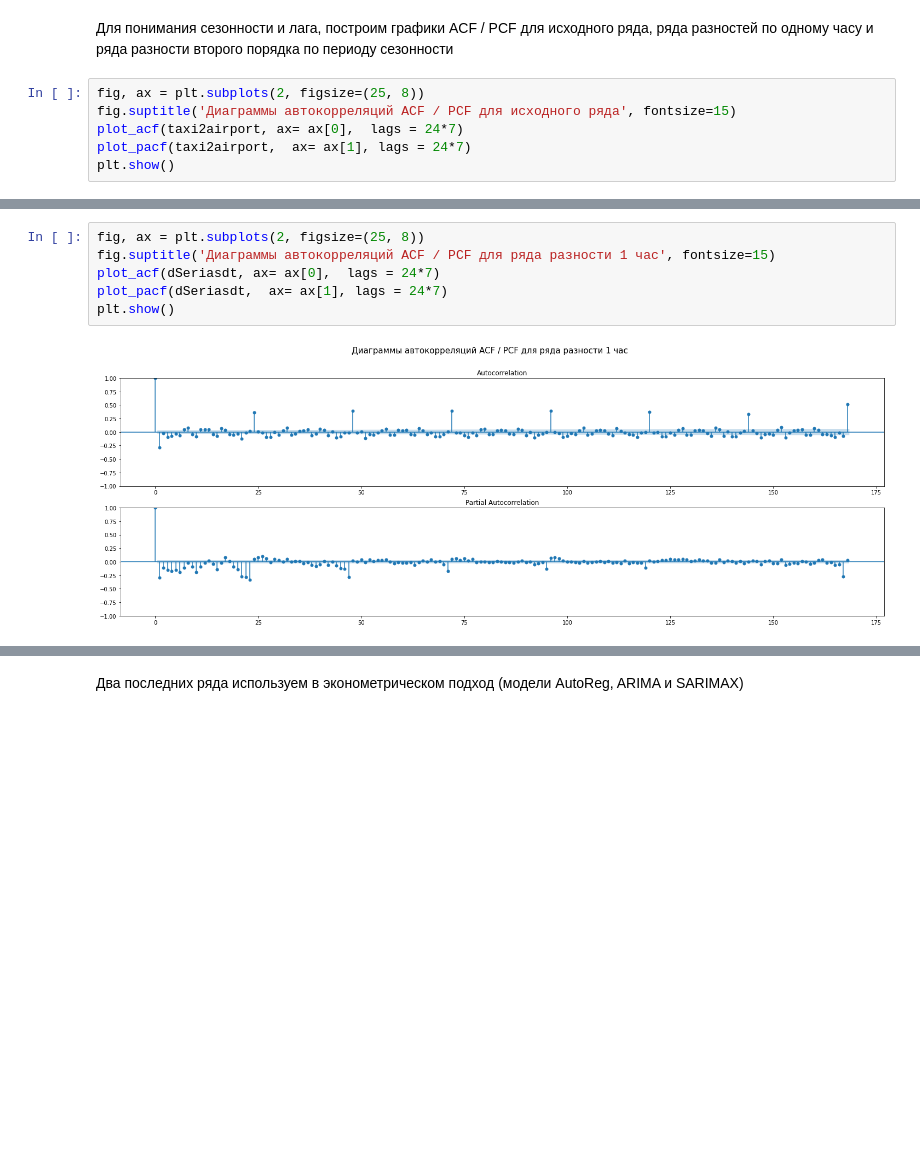
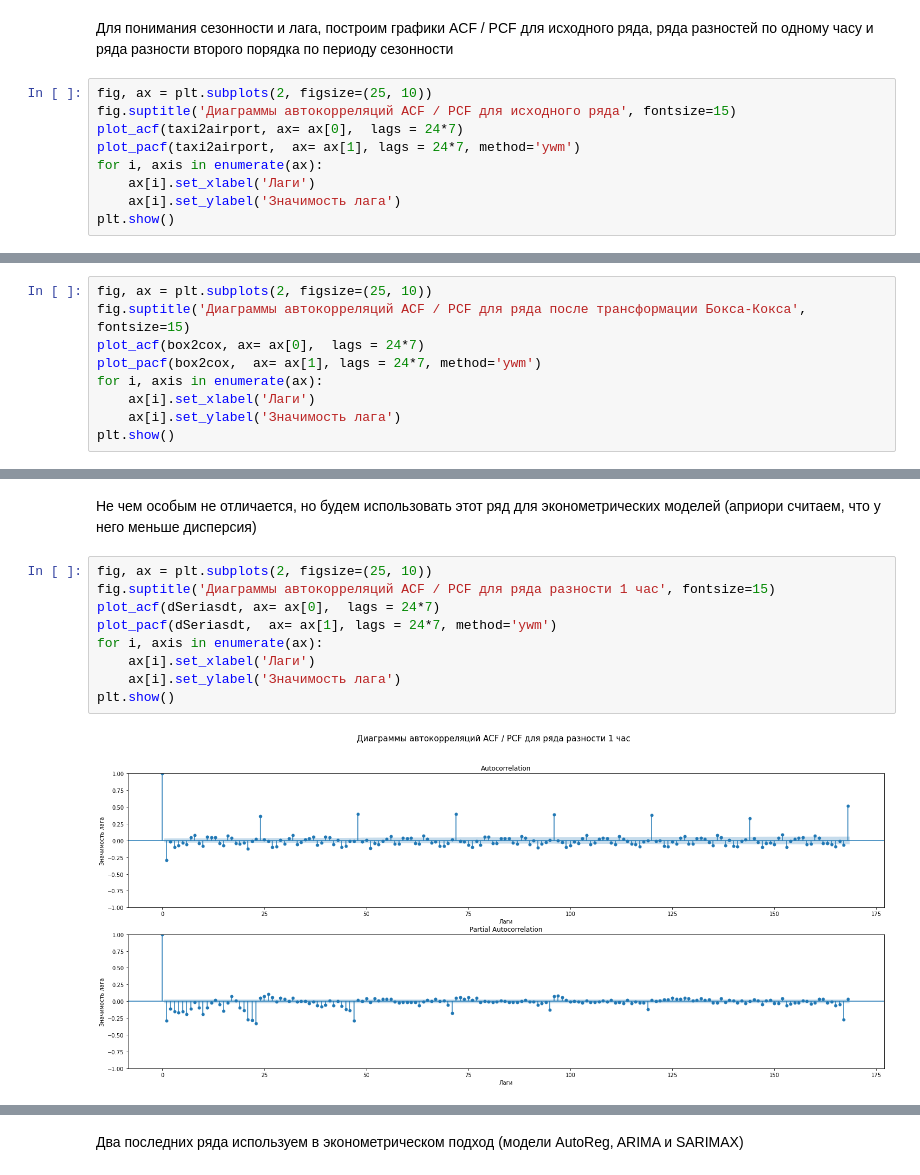
Before and after one commit to MalastowskiNS/-YanXPraKPjcts, a Jupyter notebook: M03P04-Taxi2Airport/Taxi2Airport.ipynb, the cells around one changed output, grey strips where cells are left out. Saved outputs shown, nothing was run; the diff lists cells and outputs as text; blank space fills up the shorter version.

```diff
--- a/M03P04-Taxi2Airport/Taxi2Airport.ipynb
+++ b/M03P04-Taxi2Airport/Taxi2Airport.ipynb
@@ -302,9 +335,12 @@ Critical Values:
 # %% [markdown]
 Для понимания сезонности и лага, построим графики ACF / PCF для исходного ряда, ряда разностей по одному часу и ряда разности второго порядка по периоду сезонности
 # %%
-fig, ax = plt.subplots(2, figsize=(25, 8))
+fig, ax = plt.subplots(2, figsize=(25, 10))
 fig.suptitle('Диаграммы автокорреляций ACF / PCF для исходного ряда', fontsize=15)
 plot_acf(taxi2airport, ax= ax[0],  lags = 24*7)
-plot_pacf(taxi2airport,  ax= ax[1], lags = 24*7)
+plot_pacf(taxi2airport,  ax= ax[1], lags = 24*7, method='ywm')
+for i, axis in enumerate(ax):
+    ax[i].set_xlabel('Лаги')
+    ax[i].set_ylabel('Значимость лага')
 plt.show()
 # %% [output]
@@ -311,0 +352,9 @@ plt.show()
+# %%
+fig, ax = plt.subplots(2, figsize=(25, 10))
+fig.suptitle('Диаграммы автокорреляций ACF / PCF для ряда после трансформации Бокса-Кокса', fontsize=15)
+plot_acf(box2cox, ax= ax[0],  lags = 24*7)
+plot_pacf(box2cox,  ax= ax[1], lags = 24*7, method='ywm')
+for i, axis in enumerate(ax):
+    ax[i].set_xlabel('Лаги')
+    ax[i].set_ylabel('Значимость лага')
+plt.show()
@@ -312,9 +363,14 @@ plt.show()
+# %% [markdown]
+Не чем особым не отличается, но будем использовать этот ряд для эконометрических моделей (априори считаем, что у него меньше дисперсия)
 # %%
-fig, ax = plt.subplots(2, figsize=(25, 8))
+fig, ax = plt.subplots(2, figsize=(25, 10))
 fig.suptitle('Диаграммы автокорреляций ACF / PCF для ряда разности 1 час', fontsize=15)
 plot_acf(dSeriasdt, ax= ax[0],  lags = 24*7)
-plot_pacf(dSeriasdt,  ax= ax[1], lags = 24*7)
+plot_pacf(dSeriasdt,  ax= ax[1], lags = 24*7, method='ywm')
+for i, axis in enumerate(ax):
+    ax[i].set_xlabel('Лаги')
+    ax[i].set_ylabel('Значимость лага')
 plt.show()
 # %% [output]
-[figure, old version]
+[figure, new version]
 # %%
```
Also changed, not shown: parts of 74 cells of this notebook.
